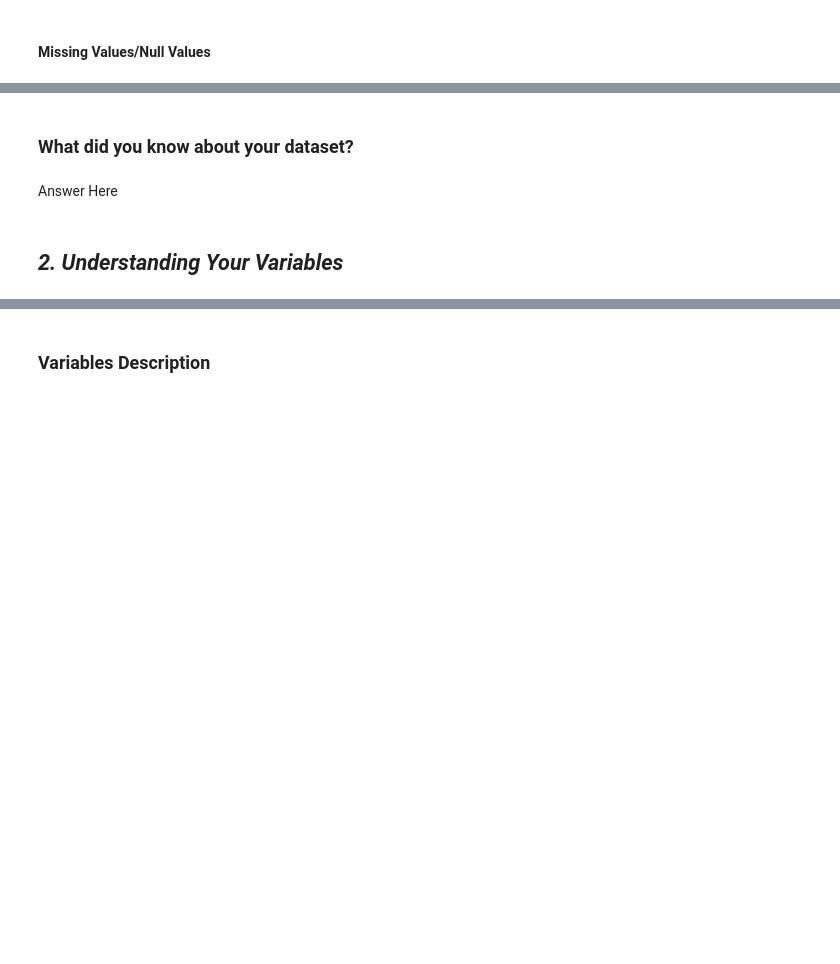
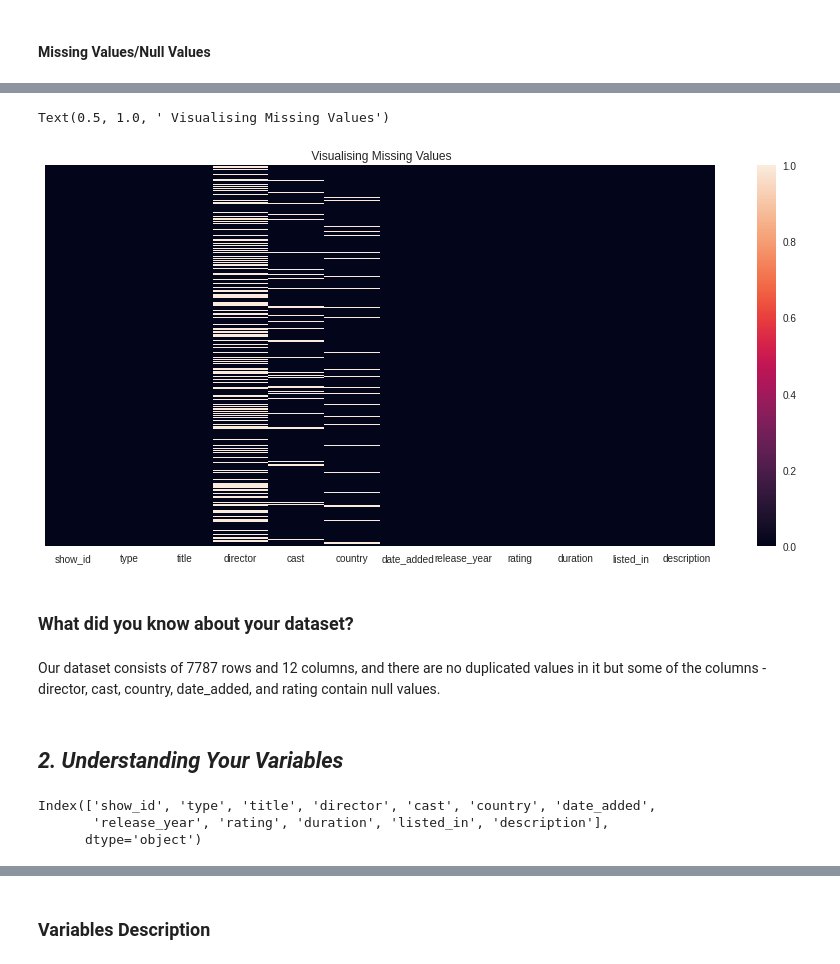
Before and after one commit to HKishanPatel/Netflix-Movies-and-TV-Shows-Clustering, a Jupyter notebook: Netflix_Movies_and_TV_Shows_Clustering.ipynb, the cells around one changed output, grey strips where cells are left out. Cells and saved outputs as stored; diff of their text form; code cells hidden in the pictures; blank space fills up the shorter version.

```diff
--- a/Netflix_Movies_and_TV_Shows_Clustering.ipynb
+++ b/Netflix_Movies_and_TV_Shows_Clustering.ipynb
@@ -86,3 +183,9 @@ M - Multivariate Analysis
+# %%
+# Load Dataset
+df_original = pd.read_csv('/content/drive/MyDrive/Capstone Projects/Capstone Project 4/NETFLIX MOVIES AND TV SHOWS CLUSTERING.csv')
+
+# Copying data to preserve orignal file
+df = df_original.copy()
 # %% [markdown]
 ### Dataset First View
 # %%
@@ -108,10 +259,23 @@ M - Multivariate Analysis
+# %%
+# Visualizing the missing values
+plt.figure(figsize=(15,7))
+sns.heatmap(df.isnull(), annot=False, yticklabels=False)
+plt.title(" Visualising Missing Values")
+# %% [output]
+Text(0.5, 1.0, ' Visualising Missing Values')
+[figure, added]
 # %% [markdown]
 ### What did you know about your dataset?
-# %% [markdown]
-Answer Here
+# %% [markdown]
+Our dataset consists of 7787 rows and 12 columns, and there are no duplicated values in it but some of the columns - director, cast, country, date_added, and rating contain null values.
 # %% [markdown]
 ## ***2. Understanding Your Variables***
 # %%
 # Dataset Columns
+df.columns
+# %% [output]
+Index(['show_id', 'type', 'title', 'director', 'cast', 'country', 'date_added',
+       'release_year', 'rating', 'duration', 'listed_in', 'description'],
+      dtype='object')
 # %%
 # Dataset Describe
```
Also changed, not shown: parts of 37 cells of this notebook.
